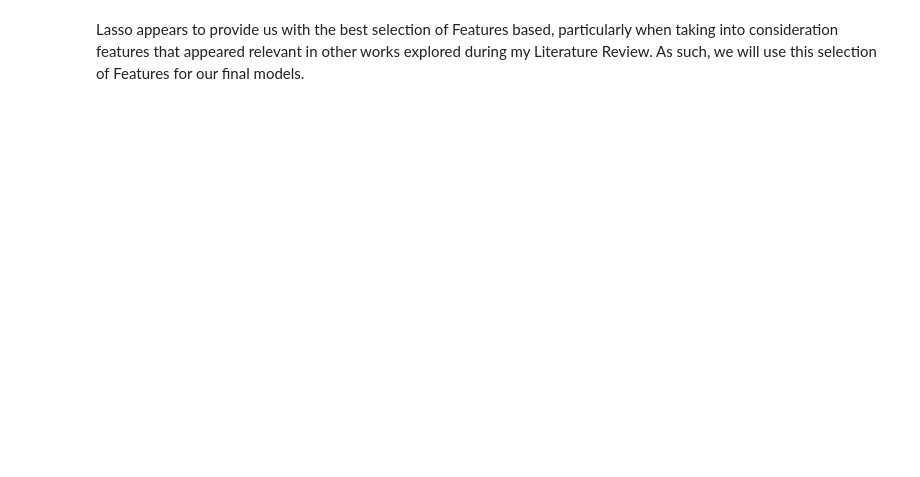
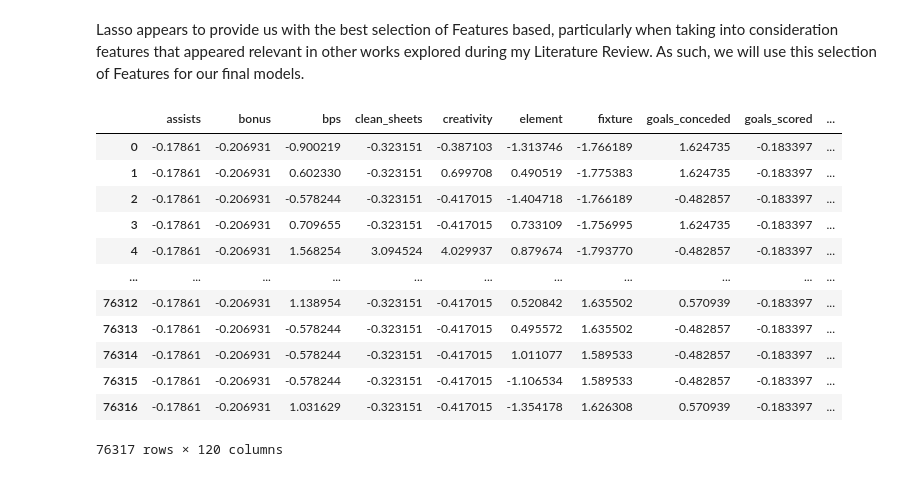
Before and after one commit to HarrisBoyle/fantasy_football_points_prediction, a Jupyter notebook: EPL Fantasy Football Prediction - Data Processing.ipynb, the cells around one changed output. Cells and saved outputs as stored; diff of their text form; code cells hidden in the pictures; blank space fills up the shorter version.

```diff
--- a/EPL Fantasy Football Prediction - Data Processing.ipynb
+++ b/EPL Fantasy Football Prediction - Data Processing.ipynb
@@ -441,4 +445,20 @@ plt.show()
 # %% [markdown]
 Lasso appears to provide us with the best selection of Features based, particularly when taking into consideration features that appeared relevant in other works explored during my Literature Review. As such, we will use this selection of Features for our final models.
+# %%
+df_processed
+# %% [output]
+|  | assists | bonus | bps | clean_sheets | creativity | element | fixture | goals_conceded | goals_scored | ... |
+| 0 | -0.17861 | -0.206931 | -0.900219 | -0.323151 | -0.387103 | -1.313746 | -1.766189 | 1.624735 | -0.183397 | ... |
+| 1 | -0.17861 | -0.206931 | 0.602330 | -0.323151 | 0.699708 | 0.490519 | -1.775383 | 1.624735 | -0.183397 | ... |
+| 2 | -0.17861 | -0.206931 | -0.578244 | -0.323151 | -0.417015 | -1.404718 | -1.766189 | -0.482857 | -0.183397 | ... |
+| 3 | -0.17861 | -0.206931 | 0.709655 | -0.323151 | -0.417015 | 0.733109 | -1.756995 | 1.624735 | -0.183397 | ... |
+| 4 | -0.17861 | -0.206931 | 1.568254 | 3.094524 | 4.029937 | 0.879674 | -1.793770 | -0.482857 | -0.183397 | ... |
+| ... | ... | ... | ... | ... | ... | ... | ... | ... | ... | ... |
+| 76312 | -0.17861 | -0.206931 | 1.138954 | -0.323151 | -0.417015 | 0.520842 | 1.635502 | 0.570939 | -0.183397 | ... |
+| 76313 | -0.17861 | -0.206931 | -0.578244 | -0.323151 | -0.417015 | 0.495572 | 1.635502 | -0.482857 | -0.183397 | ... |
+| 76314 | -0.17861 | -0.206931 | -0.578244 | -0.323151 | -0.417015 | 1.011077 | 1.589533 | -0.482857 | -0.183397 | ... |
+| 76315 | -0.17861 | -0.206931 | -0.578244 | -0.323151 | -0.417015 | -1.106534 | 1.589533 | -0.482857 | -0.183397 | ... |
+| 76316 | -0.17861 | -0.206931 | 1.031629 | -0.323151 | -0.417015 | -1.354178 | 1.626308 | 0.570939 | -0.183397 | ... |
+76317 rows × 120 columns
 # %%
 #Assign the final output to a new DataFrame
```
Also changed, not shown: parts of 9 cells of this notebook.
